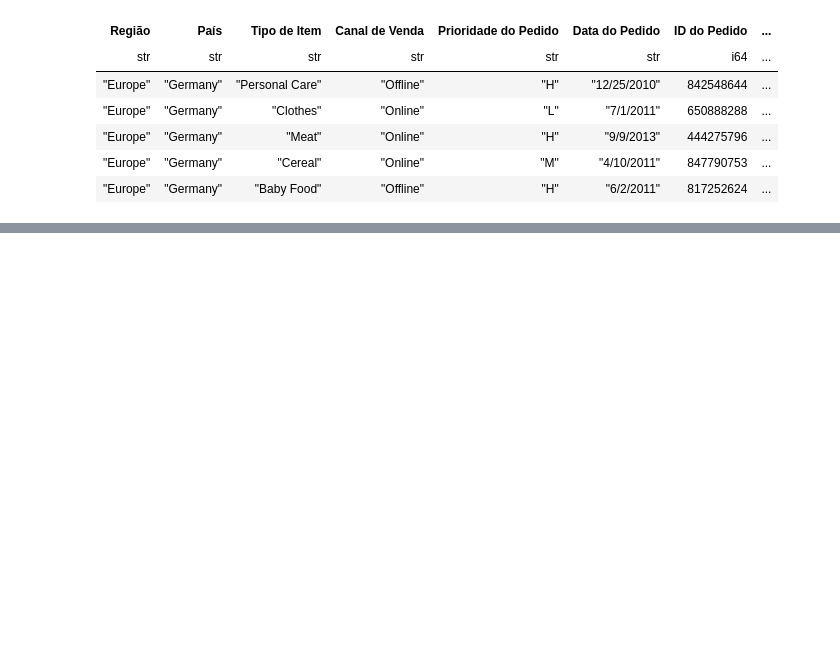
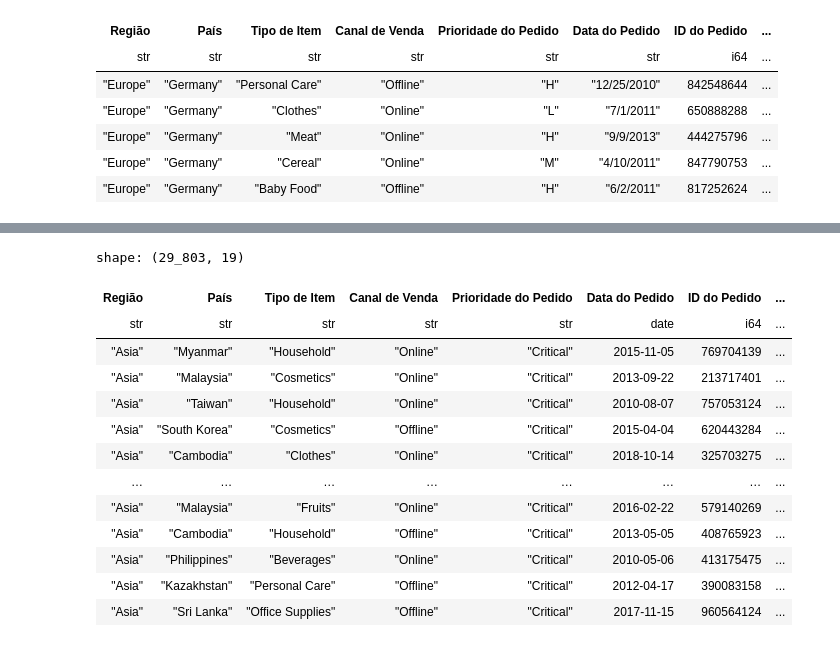
Before and after one commit to daniellcferreira/polars_data_analysis, a Jupyter notebook: polars_data.ipynb, the cells around one changed output, grey strips where cells are left out. Cells and saved outputs as stored; diff of their text form; code cells hidden in the pictures; blank space fills up the shorter version.

```diff
--- a/polars_data.ipynb
+++ b/polars_data.ipynb
@@ -147,0 +242,14 @@ shape: (5, 14)
+# %%
+# Criar coluna de margem de lucro percentual
+df = df.with_columns(
+    (df["Lucro Total"] / df["Custo Total"] * 100).alias("Margem de Lucro (%)")
+)
+# %%
+# Criar coluna "Tipo de venda"
+# Se unidades vendidas > 5000, marca como "Online", senão mantém o valor original
+df = df.with_columns(
+    pl.when(pl.col("Unidades Vendidas") > 5000)
+    .then(pl.lit("Online"))
+    .otherwise(pl.col("Canal de Venda"))
+    .alias("Tipo de Venda")
+)
@@ -147,0 +270,23 @@ shape: (5, 14)
+# %%
+# Extrair mês e ano da data do pedido
+df_critical = df_critical.with_columns(
+    pl.col("Data do Pedido").dt.month().alias("Mês do Pedido"),
+    pl.col("Data do Pedido").dt.year().alias("Ano do Pedido")
+)
+# %%
+df_critical
+# %% [output]
+shape: (29_803, 19)
+| Região | País | Tipo de Item | Canal de Venda | Prioridade do Pedido | Data do Pedido | ID do Pedido | ... |
+| str | str | str | str | str | date | i64 | ... |
+| "Asia" | "Myanmar" | "Household" | "Online" | "Critical" | 2015-11-05 | 769704139 | ... |
+| "Asia" | "Malaysia" | "Cosmetics" | "Online" | "Critical" | 2013-09-22 | 213717401 | ... |
+| "Asia" | "Taiwan" | "Household" | "Online" | "Critical" | 2010-08-07 | 757053124 | ... |
+| "Asia" | "South Korea" | "Cosmetics" | "Offline" | "Critical" | 2015-04-04 | 620443284 | ... |
+| "Asia" | "Cambodia" | "Clothes" | "Online" | "Critical" | 2018-10-14 | 325703275 | ... |
+| … | … | … | … | … | … | … | ... |
+| "Asia" | "Malaysia" | "Fruits" | "Online" | "Critical" | 2016-02-22 | 579140269 | ... |
+| "Asia" | "Cambodia" | "Household" | "Offline" | "Critical" | 2013-05-05 | 408765923 | ... |
+| "Asia" | "Philippines" | "Beverages" | "Online" | "Critical" | 2010-05-06 | 413175475 | ... |
+| "Asia" | "Kazakhstan" | "Personal Care" | "Offline" | "Critical" | 2012-04-17 | 390083158 | ... |
+| "Asia" | "Sri Lanka" | "Office Supplies" | "Offline" | "Critical" | 2017-11-15 | 960564124 | ... |
```
Also changed, not shown: parts of 19 cells of this notebook.
